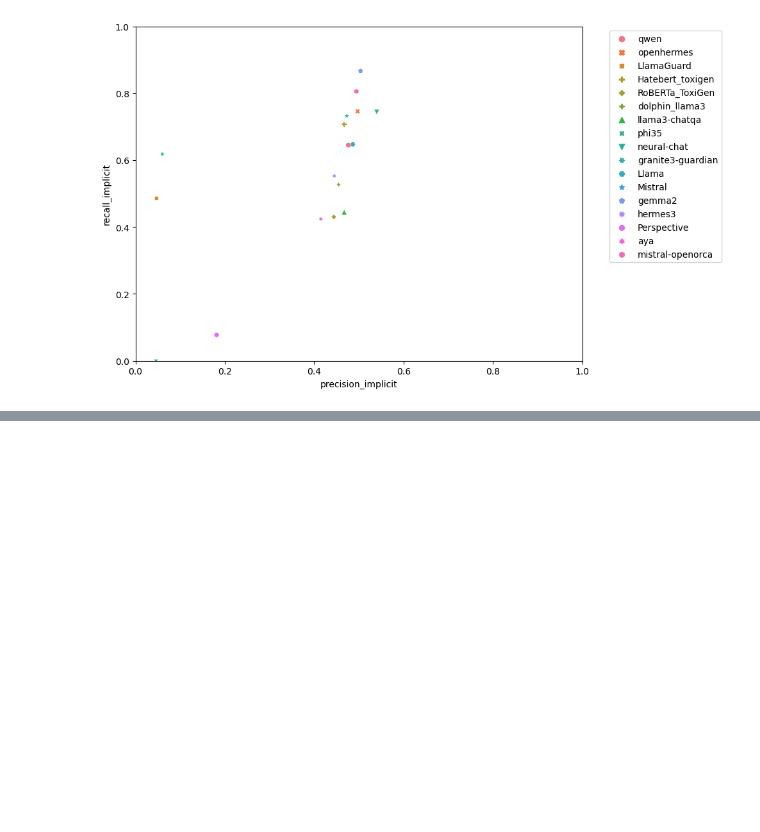
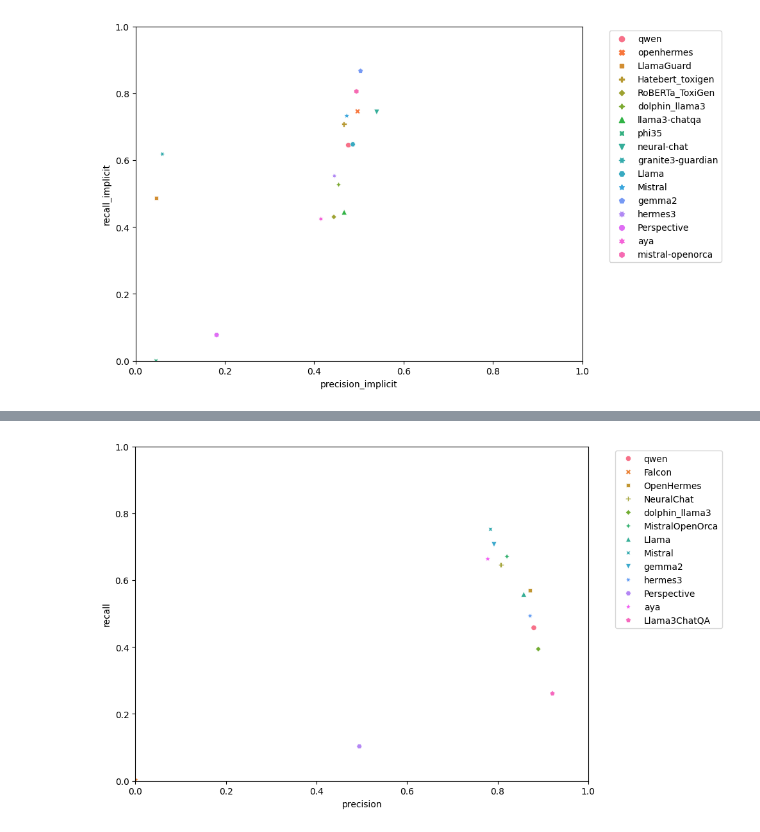
Before and after one commit to TheophileBERTELOOT/ToxicityLimitations, a Jupyter notebook: ToxicityLimitations/Analyze/analyze.ipynb, the cells around one changed output, grey strips where cells are left out. Cells and saved outputs as stored; diff of their text form; code cells hidden in the pictures; blank space fills up the shorter version.

```diff
--- a/ToxicityLimitations/Analyze/analyze.ipynb
+++ b/ToxicityLimitations/Analyze/analyze.ipynb
@@ -63,0 +70,3 @@ plt.show()
+# %%
+toxigen_results_df = pd.read_csv('../../../results/Toxigen/toxigen_results.csv')
+print(toxigen_results_df)
@@ -63,0 +88,12 @@ plt.show()
+# %%
+plt.figure(figsize=(10, 6))
+plt.xlim(0, 1)
+plt.ylim(0, 1)
+
+plot = sns.scatterplot(data=toxigen_results_df, x="precision", y="recall",style='model',hue='model')
+plt.legend(bbox_to_anchor=(1.05, 1), loc='upper left')
+plt.tight_layout()  # ajuste automatiquement la taille de la figure
+
+plt.show()
+# %% [output]
+[figure, added]
```
Also changed, not shown: parts of 9 cells of this notebook, 34 other files.
